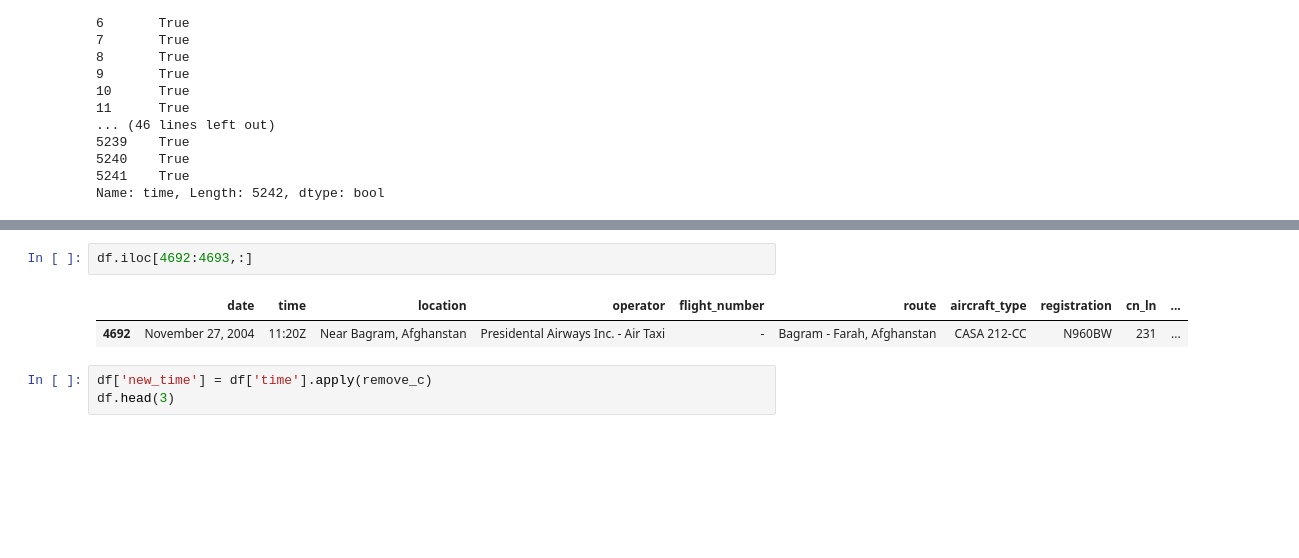
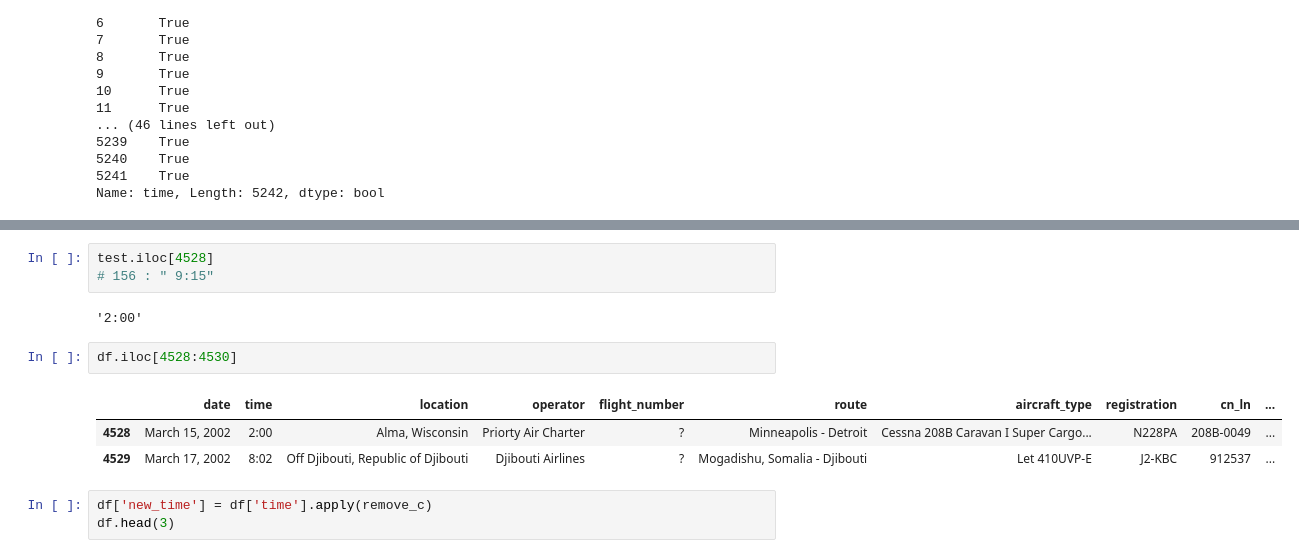
Before and after one commit to budhajitRoy/Plane-Crash-Data-Exploration, a Jupyter notebook: Plane Crash Data Exploration and Analysis.ipynb, the cells around one changed output, grey strips where cells are left out. Drawn from its saved outputs; the diff is of its cells as text; blank space fills up the shorter version.

```diff
--- a/Plane Crash Data Exploration and Analysis.ipynb
+++ b/Plane Crash Data Exploration and Analysis.ipynb
@@ -425,8 +496,14 @@ Name: time, Length: 72, dtype: bool
+# %%
+test.iloc[4528]
+# 156 : " 9:15"
+# %% [output]
+'2:00'
 # %%
-df.iloc[4692:4693,:]
+df.iloc[4528:4530]
 # %% [output]
 |  | date | time | location | operator | flight_number | route | aircraft_type | registration | cn_ln | ... |
-| 4692 | November 27, 2004 | 11:20Z | Near Bagram, Afghanstan | Presidental Airways Inc. - Air Taxi | - | Bagram - Farah, Afghanstan | CASA 212-CC | N960BW | 231 | ... |
+| 4528 | March 15, 2002 | 2:00 | Alma, Wisconsin | Priorty Air Charter | ? | Minneapolis - Detroit | Cessna 208B Caravan I Super Cargo... | N228PA | 208B-0049 | ... |
+| 4529 | March 17, 2002 | 8:02 | Off Djibouti, Republic of Djibouti | Djibouti Airlines | ? | Mogadishu, Somalia - Djibouti | Let 410UVP-E | J2-KBC | 912537 | ... |
 # %%
 df['new_time'] = df['time'].apply(remove_c)
 df.head(3)
```
Also changed, not shown: parts of 8 cells of this notebook.
